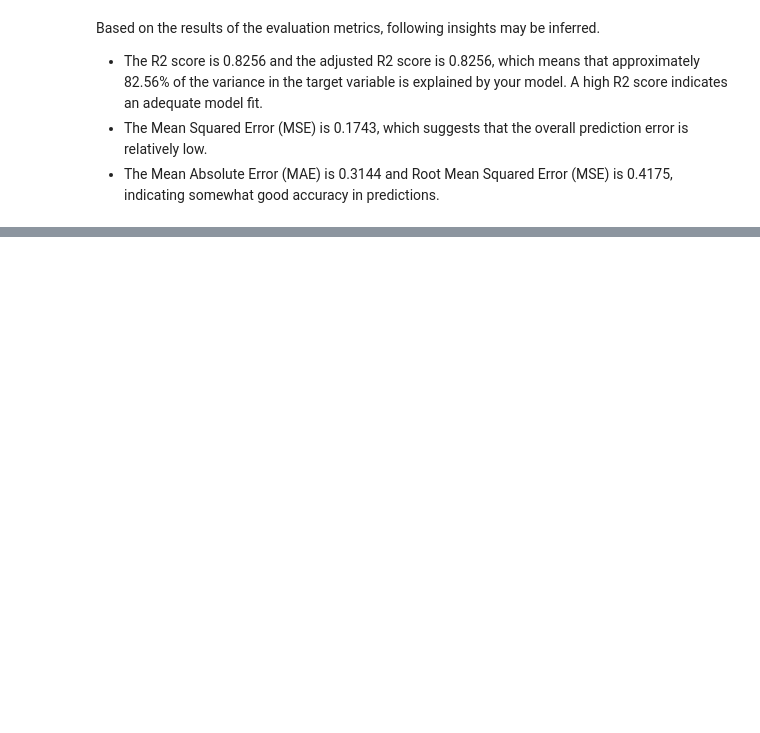
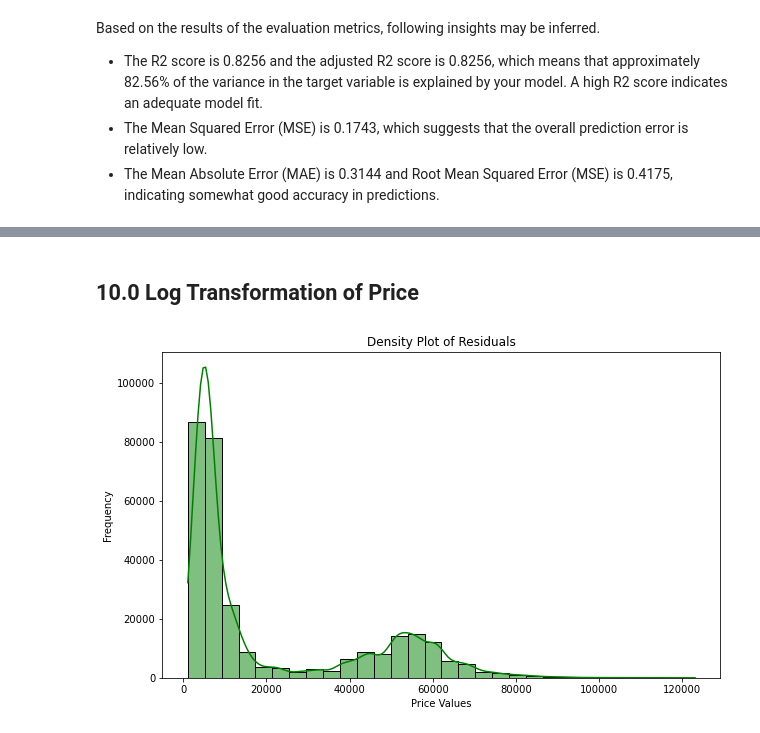
Before and after one commit to calebang/IS460, a Jupyter notebook: 02_Models/02a_LinearRegression.ipynb, the cells around one changed output, grey strips where cells are left out. Cells and saved outputs as stored; diff of their text form; code cells hidden in the pictures; blank space fills up the shorter version.

Commit message:
updated log transformation

```diff
--- a/02_Models/02a_LinearRegression.ipynb
+++ b/02_Models/02a_LinearRegression.ipynb
@@ -597,0 +634,12 @@ In a well-specified model, the residuals should be randomly scattered around zer
+# %% [markdown]
+## 10.0 Log Transformation of Price
+# %%
+plt.figure(figsize=(10, 6))
+sns.histplot(df1['price'], bins=30, kde=True, color='green', edgecolor='black')
+plt.xlabel('Price Values')
+plt.ylabel('Frequency')
+plt.title('Density Plot of Residuals')
+
+plt.show()
+# %% [output]
+[figure, added]
```
Also changed, not shown: parts of 87 cells of this notebook.
